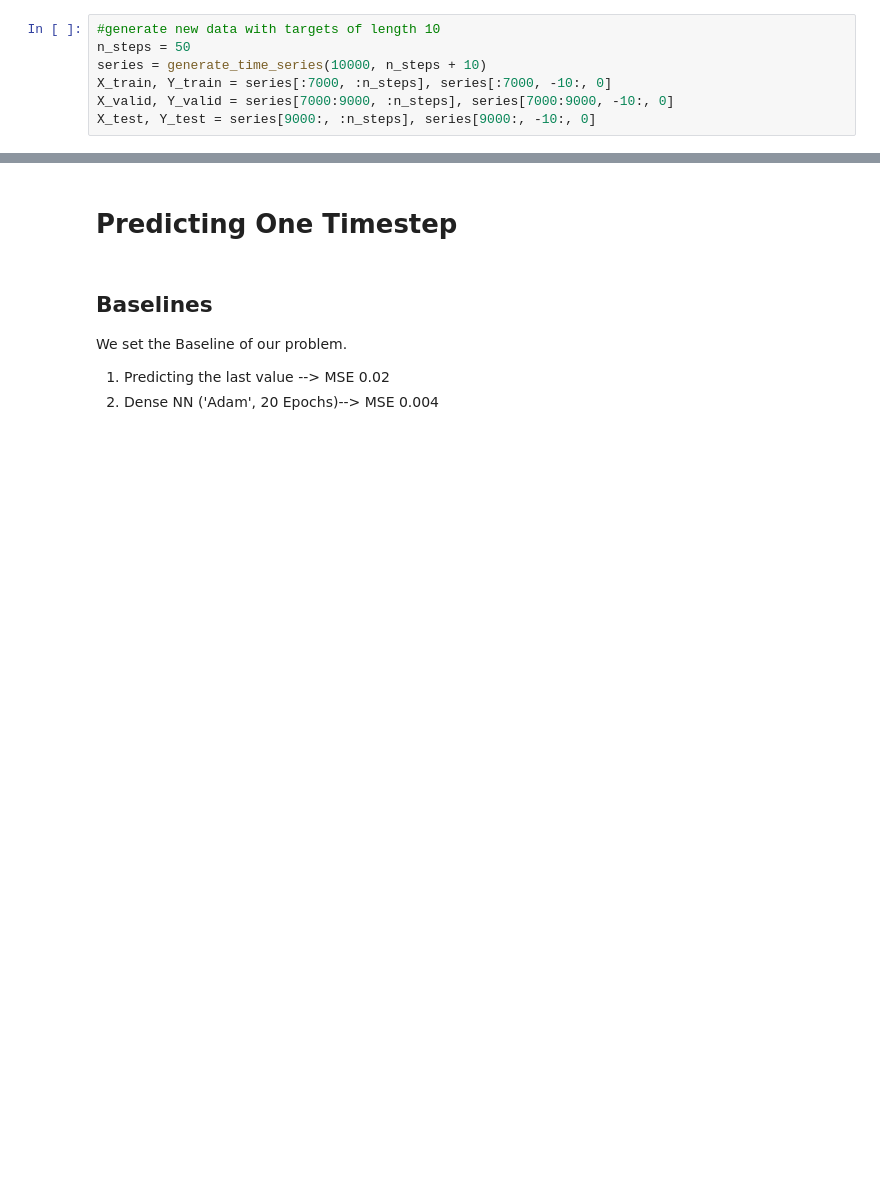
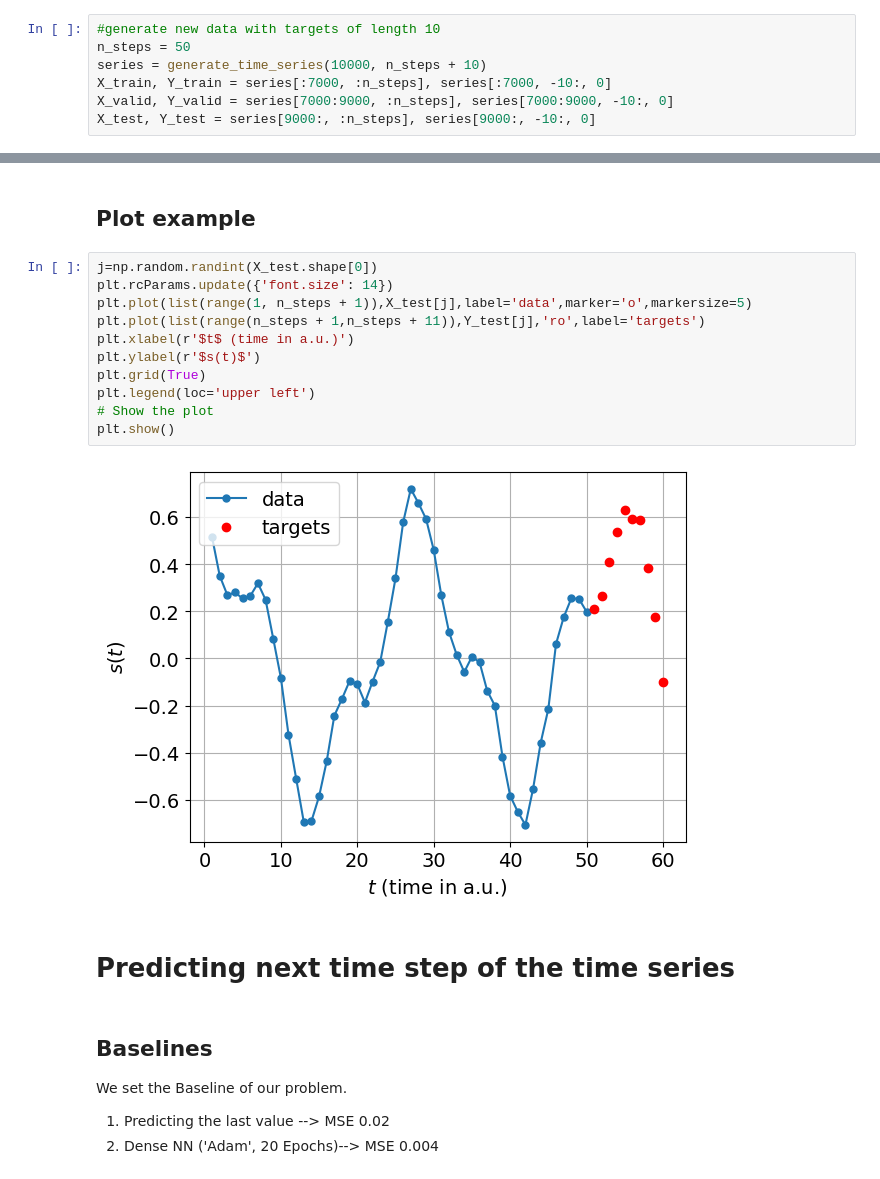
Before and after one commit to IrisFDTD/AI-UNIZAR-course, a Jupyter notebook: recurrent_networks/ai_unizar_course_recurrent_neural_networks.ipynb, the cells around one changed output, grey strips where cells are left out. Drawn from its saved outputs; the diff is of its cells as text; blank space fills up the shorter version.

```diff
--- a/recurrent_networks/ai_unizar_course_recurrent_neural_networks.ipynb
+++ b/recurrent_networks/ai_unizar_course_recurrent_neural_networks.ipynb
@@ -95,5 +112,20 @@ print(X_train.shape,Y_train.shape)
-# %% [markdown]
-# **Predicting One Timestep**
+# %% [markdown]
+## Plot example
+# %%
+j=np.random.randint(X_test.shape[0])
+plt.rcParams.update({'font.size': 14})
+plt.plot(list(range(1, n_steps + 1)),X_test[j],label='data',marker='o',markersize=5)
+plt.plot(list(range(n_steps + 1,n_steps + 11)),Y_test[j],'ro',label='targets')
+plt.xlabel(r'$t$ (time in a.u.)')
+plt.ylabel(r'$s(t)$')
+plt.grid(True)
+plt.legend(loc='upper left')
+# Show the plot
+plt.show()
+# %% [output]
+[figure, added]
+# %% [markdown]
+# **Predicting next time step of the time series**
 # %% [markdown]
 ## Baselines
 We set the Baseline of our problem.
```
Also changed, not shown: parts of 33 cells of this notebook.
